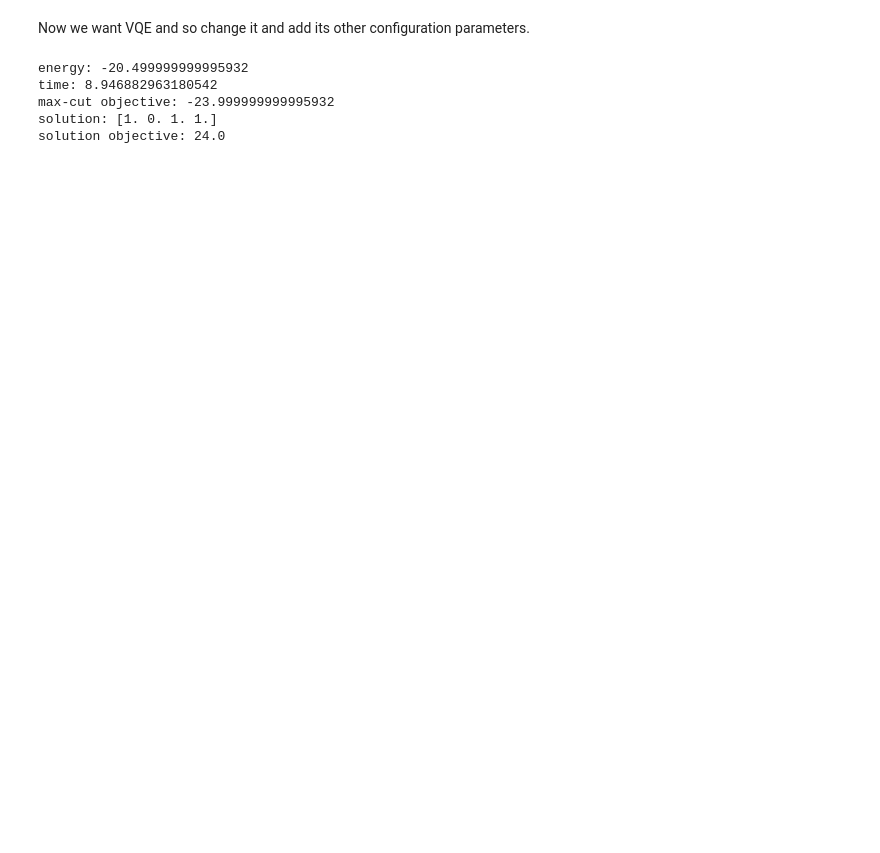
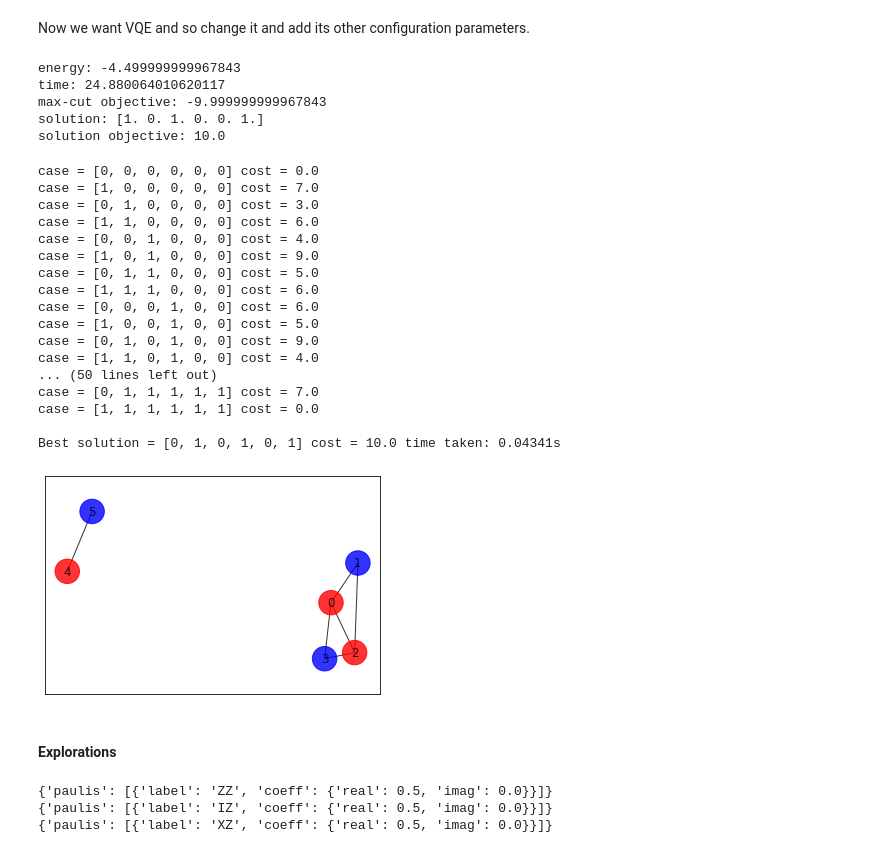
Before and after one commit to jiayuanx/quantum-computing, a Jupyter notebook: assignments/project/tutorials/qiskit-maxcut.ipynb, the cells around one changed output. Cells and saved outputs as stored; diff of their text form; code cells hidden in the pictures; blank space fills up the shorter version.

```diff
--- a/assignments/project/tutorials/qiskit-maxcut.ipynb
+++ b/assignments/project/tutorials/qiskit-maxcut.ipynb
@@ -84,7 +126,7 @@ Now we want VQE and so change it and add its other configuration parameters.
 vqe = VQE(qubitOp,
           RYRZ(qubitOp.num_qubits, depth=3, entanglement='linear'),
           L_BFGS_B(maxfun=6000))
-result = vqe.run(QuantumInstance(BasicAer.get_backend('statevector_simulator')))
+%time result = vqe.run(QuantumInstance(BasicAer.get_backend('statevector_simulator')))
 
 x = sample_most_likely(result['eigvecs'][0])
 print('energy:', result['energy'])
@@ -93,8 +135,64 @@ print('max-cut objective:', result['energy'] + offset)
 print('solution:', max_cut.get_graph_solution(x))
 print('solution objective:', max_cut.max_cut_value(x, w))
 # %% [output]
-energy: -20.499999999995932
-time: 8.946882963180542
-max-cut objective: -23.999999999995932
-solution: [1. 0. 1. 1.]
-solution objective: 24.0
+energy: -4.499999999967843
+time: 24.880064010620117
+max-cut objective: -9.999999999967843
+solution: [1. 0. 1. 0. 0. 1.]
+solution objective: 10.0
+# %%
+# brute force
+import time
+start = time.time()
+best_cost_brute = 0
+for b in range(2**n):
+    x = [int(t) for t in reversed(list(bin(b)[2:].zfill(n)))]
+    cost = 0
+    for i in range(n):
+        for j in range(n):
+            cost = cost + w[i,j]*x[i]*(1-x[j])
+    if best_cost_brute <= cost:
+        best_cost_brute = cost
+        xbest_brute = x
+    print('case = ' + str(x)+ ' cost = ' + str(cost))
+
+colors = ['r' if xbest_brute[i] == 0 else 'b' for i in range(n)]
+nx.draw_networkx(G, node_color=colors, node_size=600, alpha=.8, pos=pos)
+print('\nBest solution = ' + str(xbest_brute) + ' cost = ' + str(best_cost_brute) + ' time taken: {:.5f}s'.format(time.time()-start))
+# %% [output]
+case = [0, 0, 0, 0, 0, 0] cost = 0.0
+case = [1, 0, 0, 0, 0, 0] cost = 7.0
+case = [0, 1, 0, 0, 0, 0] cost = 3.0
+case = [1, 1, 0, 0, 0, 0] cost = 6.0
+case = [0, 0, 1, 0, 0, 0] cost = 4.0
+case = [1, 0, 1, 0, 0, 0] cost = 9.0
+case = [0, 1, 1, 0, 0, 0] cost = 5.0
+case = [1, 1, 1, 0, 0, 0] cost = 6.0
+case = [0, 0, 0, 1, 0, 0] cost = 6.0
+case = [1, 0, 0, 1, 0, 0] cost = 5.0
+case = [0, 1, 0, 1, 0, 0] cost = 9.0
+case = [1, 1, 0, 1, 0, 0] cost = 4.0
+... (50 lines left out)
+case = [0, 1, 1, 1, 1, 1] cost = 7.0
+case = [1, 1, 1, 1, 1, 1] cost = 0.0
+
+Best solution = [0, 1, 0, 1, 0, 1] cost = 10.0 time taken: 0.04341s
+[figure, added]
+# %% [markdown]
+#### Explorations
+# %%
+from qiskit.aqua.operators import WeightedPauliOperator
+from qiskit.quantum_info import Pauli
+
+paulis = [[0.5, Pauli([True, True], [False, False])]]
+print(WeightedPauliOperator(paulis).to_dict())
+
+paulis = [[0.5, Pauli([True, False], [False, False])]]
+print(WeightedPauliOperator(paulis).to_dict())
+
+paulis = [[0.5, Pauli([True, False], [False, True])]]
+print(WeightedPauliOperator(paulis).to_dict())
+# %% [output]
+{'paulis': [{'label': 'ZZ', 'coeff': {'real': 0.5, 'imag': 0.0}}]}
+{'paulis': [{'label': 'IZ', 'coeff': {'real': 0.5, 'imag': 0.0}}]}
+{'paulis': [{'label': 'XZ', 'coeff': {'real': 0.5, 'imag': 0.0}}]}
```
Also changed, not shown: parts of 10 cells of this notebook, 1 other file.
